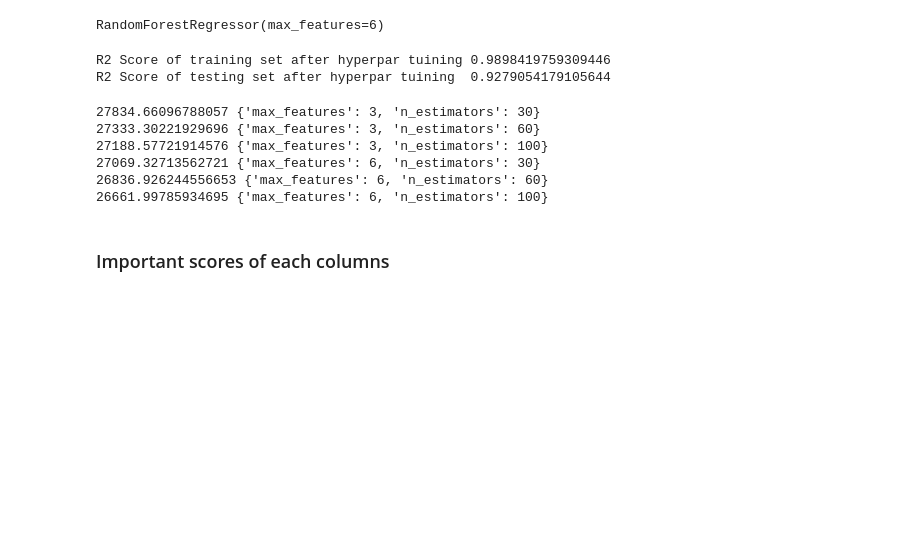
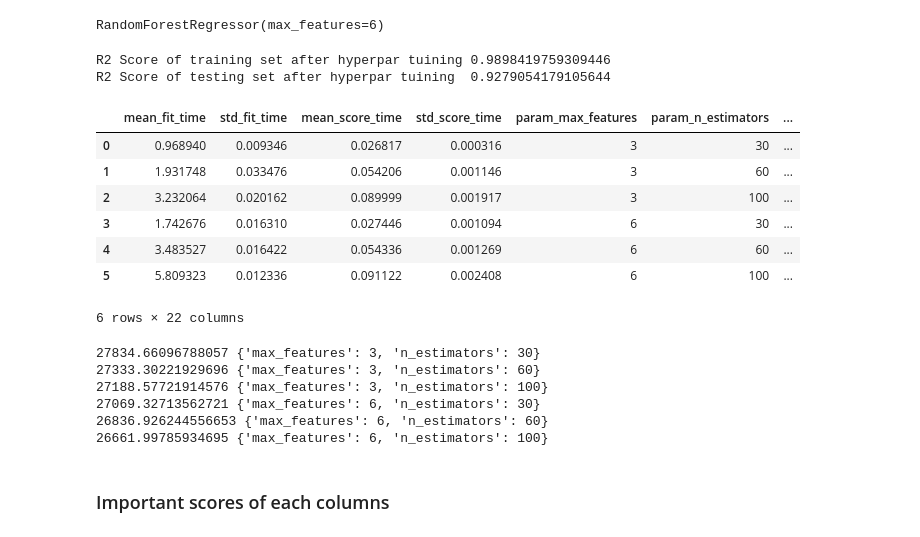
Before and after one commit to pandeysudip/housing-price, a Jupyter notebook: model_building.ipynb, the cells around one changed output. Saved outputs shown, nothing was run; the diff lists cells and outputs as text; code cells hidden in the pictures; blank space fills up the shorter version.

```diff
--- a/model_building.ipynb
+++ b/model_building.ipynb
@@ -538,6 +614,18 @@ print(f'R2 Score of testing set after hyperpar tuining  {rf_te}')
 # %% [output]
 R2 Score of training set after hyperpar tuining 0.9898419759309446
 R2 Score of testing set after hyperpar tuining  0.9279054179105644
+# %%
+rf_df=pd.DataFrame(gs_rf.cv_results_)
+rf_df
+# %% [output]
+|  | mean_fit_time | std_fit_time | mean_score_time | std_score_time | param_max_features | param_n_estimators | ... |
+| 0 | 0.968940 | 0.009346 | 0.026817 | 0.000316 | 3 | 30 | ... |
+| 1 | 1.931748 | 0.033476 | 0.054206 | 0.001146 | 3 | 60 | ... |
+| 2 | 3.232064 | 0.020162 | 0.089999 | 0.001917 | 3 | 100 | ... |
+| 3 | 1.742676 | 0.016310 | 0.027446 | 0.001094 | 6 | 30 | ... |
+| 4 | 3.483527 | 0.016422 | 0.054336 | 0.001269 | 6 | 60 | ... |
+| 5 | 5.809323 | 0.012336 | 0.091122 | 0.002408 | 6 | 100 | ... |
+6 rows × 22 columns
 # %%
 #printing the evaluation scores
 cvres=gs_rf.cv_results_
```
Also changed, not shown: parts of 13 cells of this notebook, 2 other files.
